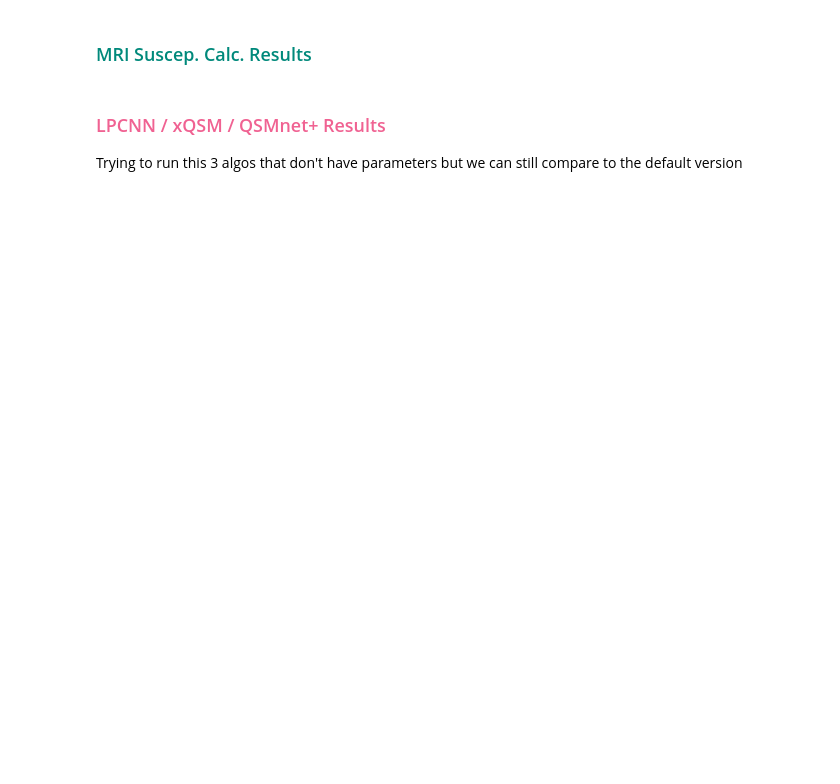
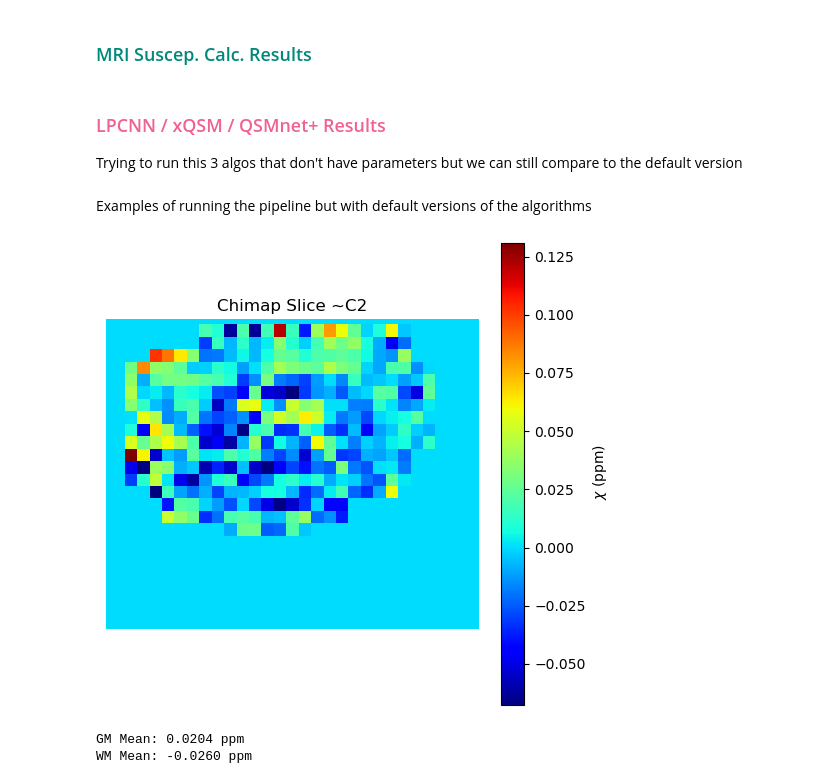
Before and after one commit to sriosq/Image-processing-strategies, a Jupyter notebook: qsm_testing/qsm_opt_testing.ipynb, the cells around one changed output. Cells and saved outputs as stored; diff of their text form; code cells hidden in the pictures; blank space fills up the shorter version.

```diff
--- a/qsm_testing/qsm_opt_testing.ipynb
+++ b/qsm_testing/qsm_opt_testing.ipynb
@@ -167,3 +201,15 @@ utils.qsm_testing_display_slices.display_local_field(best_sharp_results_data, im
 # %% [markdown]
 ### <span style="color:#F06292"> LPCNN / xQSM / QSMnet+ Results </span> </br>
 Trying to run this 3 algos that don't have parameters but we can still compare to the default version
+# %% [markdown]
+ </br>
+ Examples of running the pipeline but with default versions of the algorithms
+# %%
+# First using PDF for BGFR in default mode and then using NDI in default for dipole inverision
+default_comparison_chimap_data1 = nib.load(r"E:\msc_data\sc_qsm\new_gauss_sims\mrsim_outpus\cropped_ideal\dipole_inversion_tests\manual_configs\bad_chimaps_for_comp\using_def_PDF_and_NDI/Sepia_Chimap.nii.gz").get_fdata()
+# %%
+utils.qsm_testing_display_slices.display_qsm_slice(default_comparison_chimap_data1, img_class="sim_ideal", slice_index=29, cmap_min=chimap_avg_sc_min, cmap_max=chimap_avg_sc_max)
+# %% [output]
+[figure, added]
+GM Mean: 0.0204 ppm
+WM Mean: -0.0260 ppm
```
Also changed, not shown: parts of 8 cells of this notebook, 4 other files.
